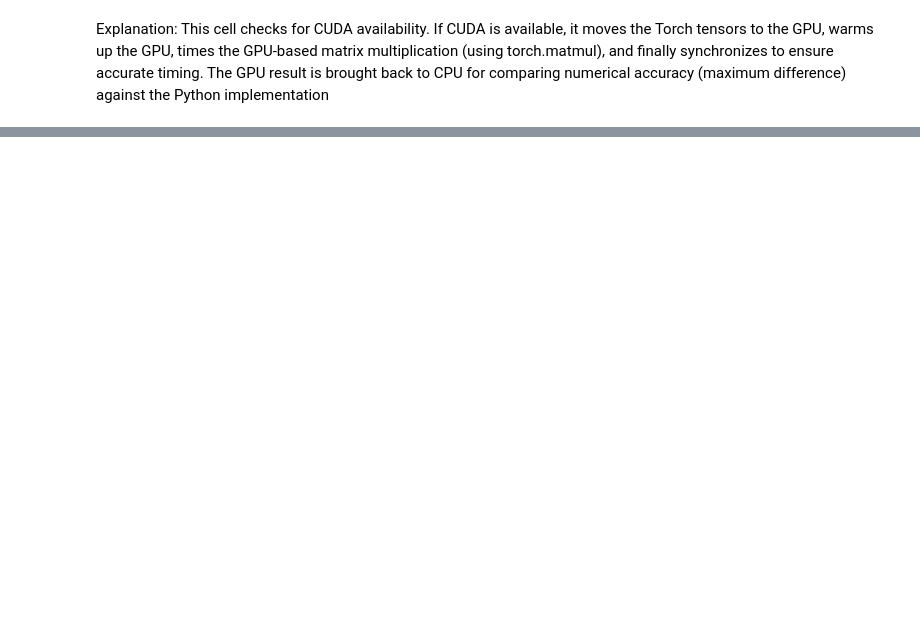
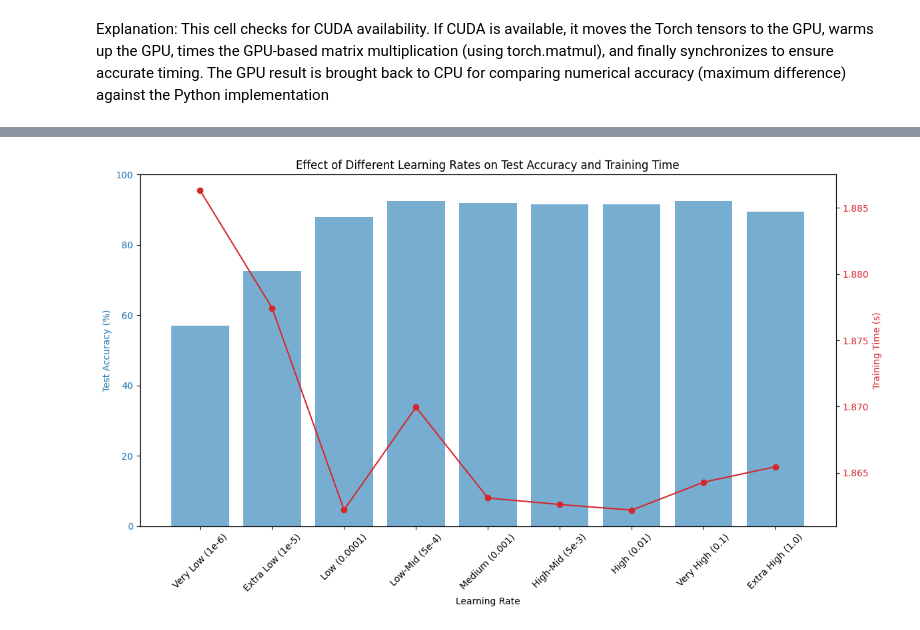
Before and after one commit to OrestisMakris/ACM-Upatras-SIG-ML, a Jupyter notebook: FeedForwardNN.ipynb, the cells around one changed output, grey strips where cells are left out. Saved outputs shown, nothing was run; the diff lists cells and outputs as text; code cells hidden in the pictures; blank space fills up the shorter version.

```diff
--- a/FeedForwardNN.ipynb
+++ b/FeedForwardNN.ipynb
@@ -440,0 +673,76 @@ Epoch 180: Train Loss = 0.0499, Val Loss = 0.1002
+# %%
+# New cell: Experiment with different learning rates (expanded with additional rates and timers)
+
+import time
+
+def experiment_with_learning_rates():
+    """
+    Train the FlexibleNeuralNetwork using various learning rates
+    to observe the effect on convergence and performance.
+    Measures and prints training time for each configuration.
+    """
+    X, y = generate_complex_dataset()
+    preprocessor = DataPreprocessor()
+    datasets = preprocessor.preprocess(X, y)
+
+    # Expanded learning rate configurations:
+    learning_rates = {
+        "Very Low (1e-6)": 1e-6,
+        "Extra Low (1e-5)": 1e-5,
+        "Low (0.0001)": 1e-4,
+        "Low-Mid (5e-4)": 5e-4,
+        "Medium (0.001)": 1e-3,
+        "High-Mid (5e-3)": 5e-3,
+        "High (0.01)": 1e-2,
+        "Very High (0.1)": 1e-1,
+        "Extra High (1.0)": 1.0
+    }
+
+    results = {}
+
+    for lr_name, lr_value in learning_rates.items():
+        print(f"Training with learning rate: {lr_name}")
+        start_time = time.time()
+        model = FlexibleNeuralNetwork(
+            input_size=X.shape[1],
+            hidden_layers=[64, 32],
+            dropout_rate=0.3
+        )
+        history = train_and_evaluate(model, datasets, learning_rate=lr_value, epochs=100)
+        elapsed_time = time.time() - start_time
+        results[lr_name] = {
+            "accuracy": history['test_accuracy'],
+            "time": elapsed_time
+        }
+        print(f"Test Accuracy with {lr_name}: {history['test_accuracy']*100:.2f}%")
+        print(f"Training time for learning rate {lr_name}: {elapsed_time:.2f} seconds\n")
+
+    # Plot the test accuracies and training times for comparison
+    import matplotlib.pyplot as plt
+    fig, ax1 = plt.subplots(figsize=(12, 7))
+
+    lr_names = list(results.keys())
+    acc_values = [results[lr]["accuracy"]*100 for lr in lr_names]
+    times = [results[lr]["time"] for lr in lr_names]
+
+    color = 'tab:blue'
+    ax1.set_xlabel("Learning Rate")
+    ax1.set_ylabel("Test Accuracy (%)", color=color)
+    ax1.bar(lr_names, acc_values, color=color, alpha=0.6, label="Test Accuracy")
+    ax1.tick_params(axis='y', labelcolor=color)
+    ax1.set_ylim(0, 100)
+    plt.xticks(rotation=45)
+
+    ax2 = ax1.twinx()
+    color = 'tab:red'
+    ax2.set_ylabel("Training Time (s)", color=color)
+    ax2.plot(lr_names, times, color=color, marker='o', label="Training Time")
+    ax2.tick_params(axis='y', labelcolor=color)
+
+    plt.title("Effect of Different Learning Rates on Test Accuracy and Training Time")
+    fig.tight_layout()
+    plt.show()
+
+# Run the learning rates experiment
+experiment_with_learning_rates()
+# %% [output]
@@ -440,0 +766 @@ Epoch 180: Train Loss = 0.0499, Val Loss = 0.1002
+[figure, added]
```
Also changed, not shown: parts of 14 cells of this notebook.
